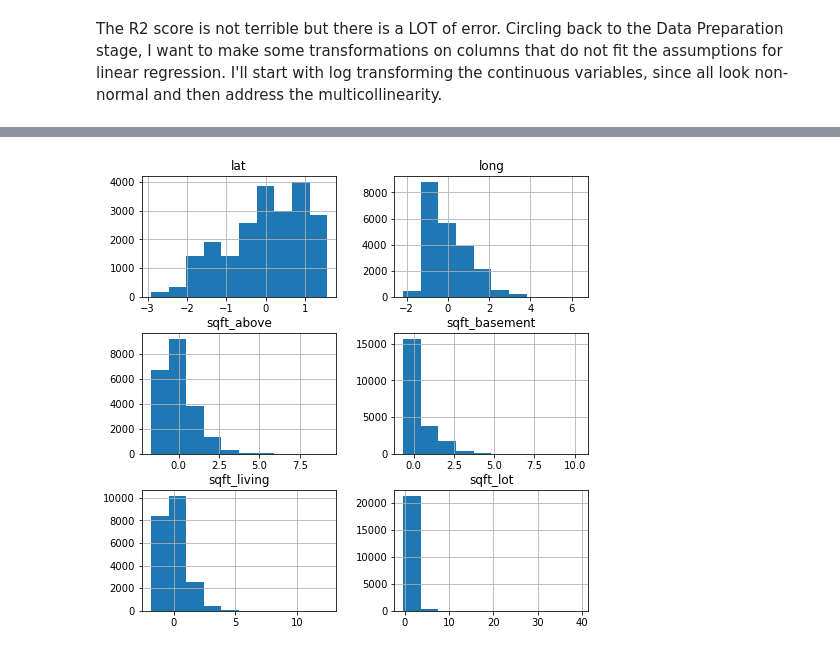
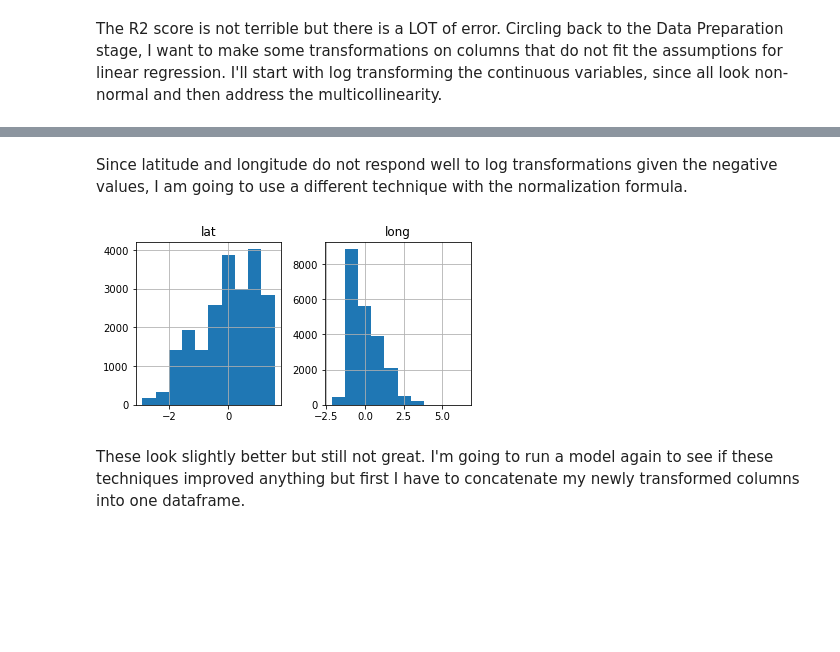
Before and after one commit to christisarv/linear-modeling-house-prices, a Jupyter notebook: Phase 2 Project Scratch Notebook.ipynb, the cells around one changed output, grey strips where cells are left out. Cells and saved outputs as stored; diff of their text form; code cells hidden in the pictures; blank space fills up the shorter version.

```diff
--- a/Phase 2 Project Scratch Notebook.ipynb
+++ b/Phase 2 Project Scratch Notebook.ipynb
@@ -84,6 +87,0 @@ data[geo_cols].hist(ax = ax);
-# %%
-# log transformations don't really su
-def normalize(feature):
-    return (feature - feature.mean()) / feature.std()
-
-geo_cols_norm = data[geo_cols].apply(normalize)
@@ -244,3 +165,5 @@ Name: long, Length: 21596, dtype: float64
+# %% [markdown]
+Since latitude and longitude do not respond well to log transformations given the negative values, I am going to use a different technique with the normalization formula.
 # %%
 def normalize(feature):
     return (feature - feature.mean()) / feature.std()
@@ -249,9 +172,11 @@ X_con_cols_norm = data[con_cols].apply(normalize)
 # %%
-fig = plt.figure(figsize = (8,8))
+fig = plt.figure(figsize = (6,3))
 ax = fig.gca()
-X_con_cols_norm.hist(ax = ax);
+geo_cols_norm.hist(ax = ax);
 # %% [output]
-[figure, old version]
+[figure, new version]
+# %% [markdown]
+These look slightly better but still not great. I'm going to run a model again to see if these techniques improved anything but first I have to concatenate my newly transformed columns into one dataframe.
 # %%
 # import plotly.express as px
 # px.scatter_geo(data_frame=data, lat='lat', lon='long')
```
Also changed, not shown: parts of 36 cells of this notebook, 1 other file.
